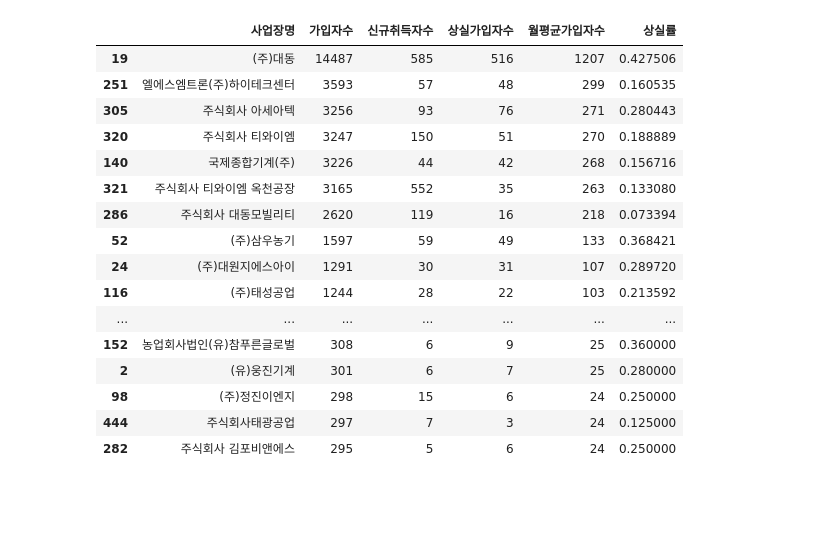
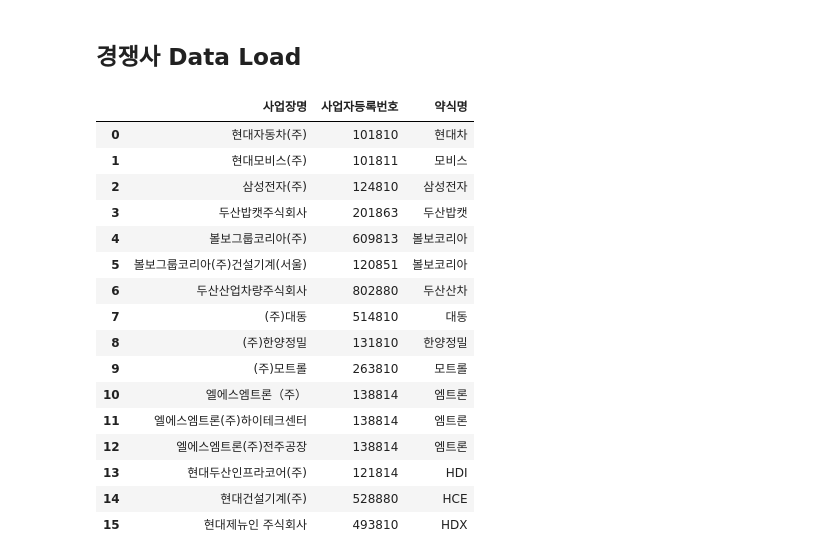
Before and after one commit to kstyle2198/hr, a Jupyter notebook: jupyter/preprocessing2(pension_data).ipynb, the cells around one changed output. Drawn from its saved outputs; the diff is of its cells as text; code cells hidden in the pictures; blank space fills up the shorter version.

```diff
--- a/jupyter/preprocessing2(pension_data).ipynb
+++ b/jupyter/preprocessing2(pension_data).ipynb
@@ -205,24 +131,29 @@ df6.head(20)
 # %%
-df7 = df1[df1["사업장업종코드명"] == '농업 및 임업용 기계 제조업'][['자료생성년월', '사업장명','가입자수','신규취득자수','상실가입자수']].sort_values(by="가입자수", ascending=False)
-df7 = df7.groupby(["사업장명"])[['가입자수','신규취득자수','상실가입자수']].sum().reset_index().sort_values(by="가입자수", ascending=False)
-df7["월평균가입자수"] = df7["가입자수"].apply(월평균가입자수)
-df7["상실률"] = df7["상실가입자수"]/df7["월평균가입자수"]
-df7.head(20)
+# df7 = df1[df1["사업장업종코드명"] == '농업 및 임업용 기계 제조업'][['자료생성년월', '사업장명','가입자수','신규취득자수','상실가입자수']].sort_values(by="가입자수", ascending=False)
+# df7 = df7.groupby(["사업장명"])[['가입자수','신규취득자수','상실가입자수']].sum().reset_index().sort_values(by="가입자수", ascending=False)
+# df7["월평균가입자수"] = df7["가입자수"].apply(월평균가입자수)
+# df7["상실률"] = df7["상실가입자수"]/df7["월평균가입자수"]
+# df7.head(20)
-# %% [output]
-|  | 사업장명 | 가입자수 | 신규취득자수 | 상실가입자수 | 월평균가입자수 | 상실률 |
-| 19 | (주)대동 | 14487 | 585 | 516 | 1207 | 0.427506 |
-| 251 | 엘에스엠트론(주)하이테크센터 | 3593 | 57 | 48 | 299 | 0.160535 |
-| 305 | 주식회사 아세아텍 | 3256 | 93 | 76 | 271 | 0.280443 |
-| 320 | 주식회사 티와이엠 | 3247 | 150 | 51 | 270 | 0.188889 |
-| 140 | 국제종합기계(주) | 3226 | 44 | 42 | 268 | 0.156716 |
-| 321 | 주식회사 티와이엠 옥천공장 | 3165 | 552 | 35 | 263 | 0.133080 |
-| 286 | 주식회사 대동모빌리티 | 2620 | 119 | 16 | 218 | 0.073394 |
-| 52 | (주)삼우농기 | 1597 | 59 | 49 | 133 | 0.368421 |
-| 24 | (주)대원지에스아이 | 1291 | 30 | 31 | 107 | 0.289720 |
-| 116 | (주)태성공업 | 1244 | 28 | 22 | 103 | 0.213592 |
-| ... | ... | ... | ... | ... | ... | ... |
-| 152 | 농업회사법인(유)참푸른글로벌 | 308 | 6 | 9 | 25 | 0.360000 |
-| 2 | (유)웅진기계 | 301 | 6 | 7 | 25 | 0.280000 |
-| 98 | (주)정진이엔지 | 298 | 15 | 6 | 24 | 0.250000 |
-| 444 | 주식회사태광공업 | 297 | 7 | 3 | 24 | 0.125000 |
-| 282 | 주식회사 김포비앤에스 | 295 | 5 | 6 | 24 | 0.250000 |
+# %% [markdown]
+## 경쟁사 Data Load
+# %%
+comp_df = pd.read_excel("./경쟁사.xlsx")
+comp_df
+# %% [output]
+|  | 사업장명 | 사업자등록번호 | 약식명 |
+| 0 | 현대자동차(주) | 101810 | 현대차 |
+| 1 | 현대모비스(주) | 101811 | 모비스 |
+| 2 | 삼성전자(주) | 124810 | 삼성전자 |
+| 3 | 두산밥캣주식회사 | 201863 | 두산밥캣 |
+| 4 | 볼보그룹코리아(주) | 609813 | 볼보코리아 |
+| 5 | 볼보그룹코리아(주)건설기계(서울) | 120851 | 볼보코리아 |
+| 6 | 두산산업차량주식회사 | 802880 | 두산산차 |
+| 7 | (주)대동 | 514810 | 대동 |
+| 8 | (주)한양정밀 | 131810 | 한양정밀 |
+| 9 | (주)모트롤 | 263810 | 모트롤 |
+| 10 | 엘에스엠트론（주） | 138814 | 엠트론 |
+| 11 | 엘에스엠트론(주)하이테크센터 | 138814 | 엠트론 |
+| 12 | 엘에스엠트론(주)전주공장 | 138814 | 엠트론 |
+| 13 | 현대두산인프라코어(주) | 121814 | HDI |
+| 14 | 현대건설기계(주) | 528880 | HCE |
+| 15 | 현대제뉴인 주식회사 | 493810 | HDX |
```
Also changed, not shown: parts of 33 cells of this notebook, 6 other files.
